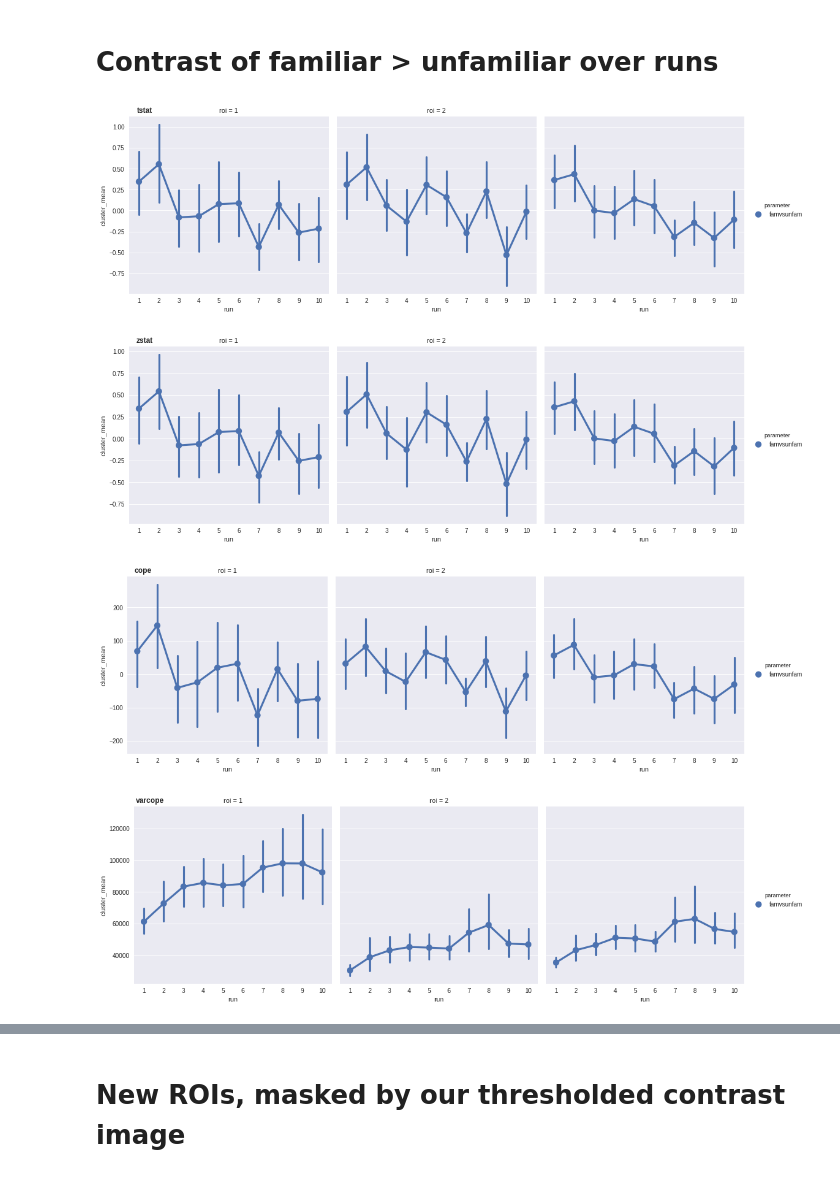
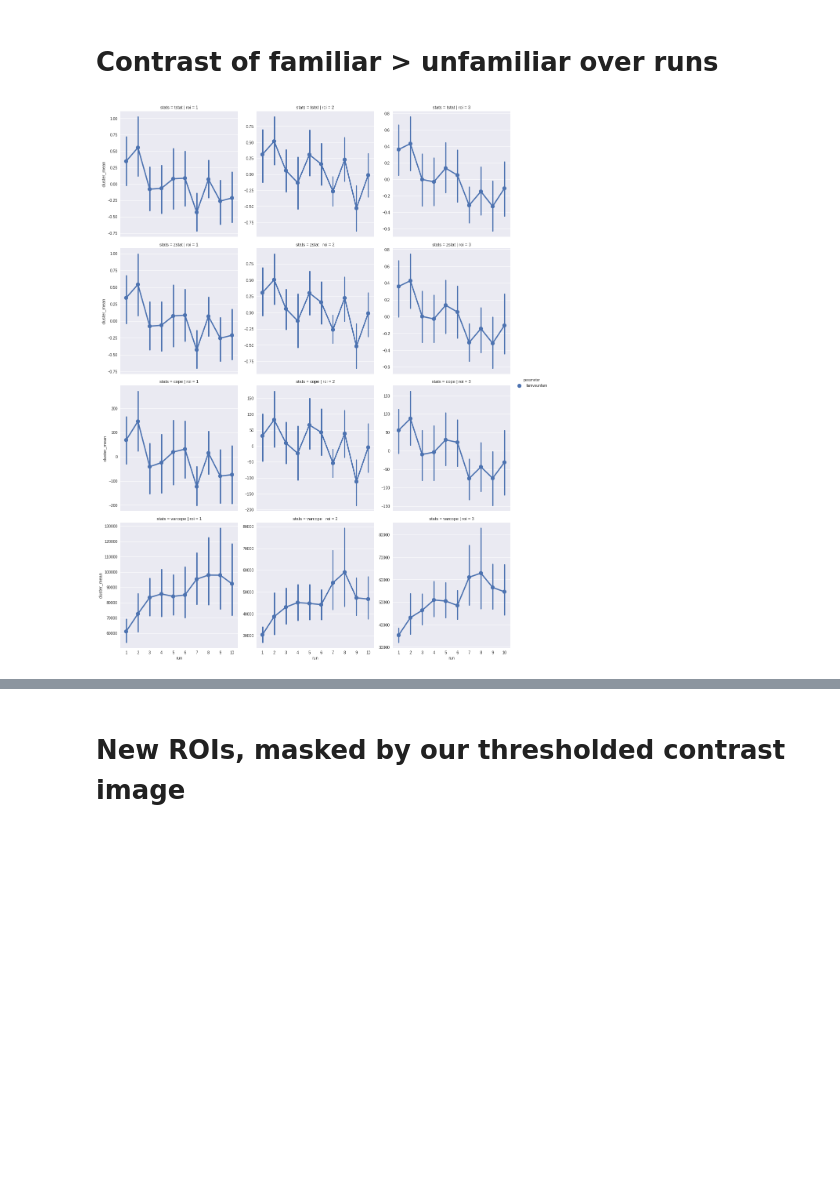
Before and after one commit to oliver-contier/famface-temporal-dynamics, a Jupyter notebook: notebooks/plot_mean_betas.ipynb, the cells around one changed output, grey strips where cells are left out. Saved outputs shown, nothing was run; the diff lists cells and outputs as text; code cells hidden in the pictures; blank space fills up the shorter version.

Commit message:
added progression of contrast famvsunfam for our newly defined rois

```diff
--- a/notebooks/plot_mean_betas.ipynb
+++ b/notebooks/plot_mean_betas.ipynb
@@ -137,16 +125,14 @@ WARNING: Detected incorrect (nan) scl_ fields. Resetting to scl_slope=1.0 and sc
 # %% [markdown]
 # Contrast of familiar > unfamiliar over runs
 # %%
-for stat in ['tstat', 'zstat', 'cope', 'varcope']:
-    ax_cl = sns.factorplot('run', hue='parameter', y='cluster_mean',
-                        data=df_cl[(df_cl.stats==stat)][df_cl.parameter == 'famvsunfam'],
-                        kind='point', size=5, col='roi')
-    ttl = sns.plt.title('%s' % stat, weight='bold').set_position([-2, 1])
+ax_cl = sns.factorplot('run', hue='parameter', y='cluster_mean',
+                        data=df_cl[df_cl.parameter == 'famvsunfam'],
+                        kind='point', size=5,
+                        col='roi', row='stats',
+                        sharex=True, sharey=False,
+                        ci=95)
 # %% [output]
-[figure, old version]
+[figure, new version]
-[figure, removed]
-[figure, removed]
-[figure, removed]
 # %% [markdown]
 - familiar > unfamiliar seems to be above 0 only in the first 3 runs.
 - in the last 3 runs, it even seems to be negative.
```
Also changed, not shown: parts of 17 cells of this notebook.
